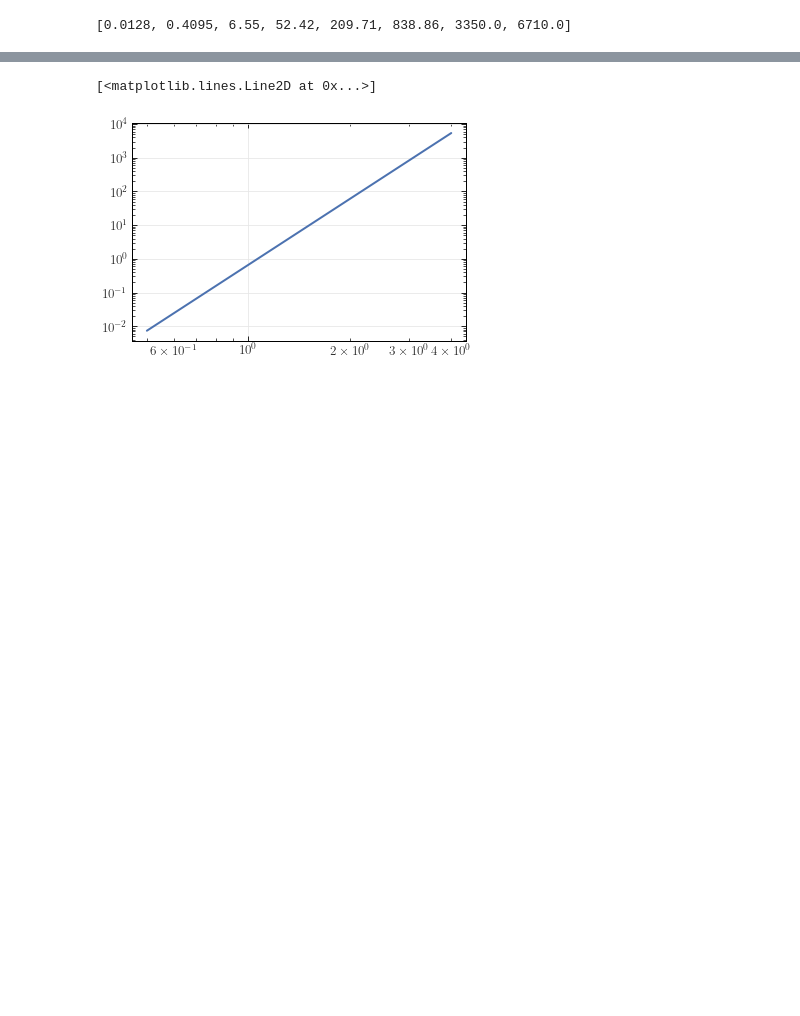
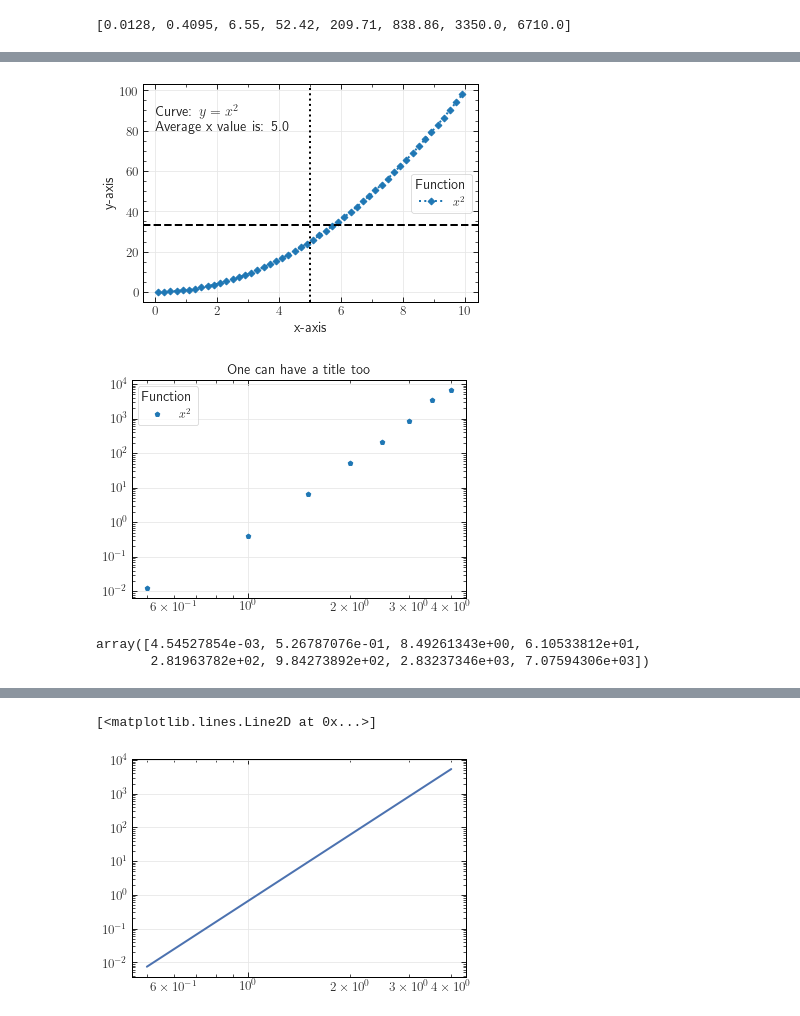
Before and after one commit to PietropaoloFrisoni/MCMC_16_cells_spinfoam, a Jupyter notebook: JupNotebook.ipynb, the cells around one changed output, grey strips where cells are left out. Cells and saved outputs as stored; diff of their text form; code cells hidden in the pictures; blank space fills up the shorter version.

```diff
--- a/JupNotebook.ipynb
+++ b/JupNotebook.ipynb
@@ -116,0 +162,72 @@ Text(0.5, 1.0, 'Hash table size')
+# %%
+#=============================================================================
+#
+# Let's make the plot pretty with settings from above.
+#
+#  - Produces a publication quality plot for an article or thesis.
+#=============================================================================
+
+#---- Choose Seaborn colour palette.
+#     This is the only Seaborn piece in this cell, all the rest would work without it.
+#     The previous cell does all the decorations and that's what Seaborn did for us.
+#
+#     More palettes: See: https://seaborn.pydata.org/tutorial/color_palettes.html
+
+sns.set_palette("tab10")
+
+#---- This allows modification of tick positions (& a few other things)
+
+from matplotlib.ticker import (AutoMinorLocator, MultipleLocator)
+fig, ax = plt.subplots(1,1)
+
+# Set x and y-minor ticks:
+
+ax.yaxis.set_minor_locator(MultipleLocator(5.0))
+ax.xaxis.set_minor_locator(MultipleLocator(1.0))
+
+#---- Plot data. One can use LaTeX for legends (label gets picked up by
+#     the legend part below).
+#     Linestyles and markers are more or less the same as in Matlab. See:
+#     https://matplotlib.org/2.0.2/api/markers_api.html#module-matplotlib.markers
+#     https://matplotlib.org/2.0.2/api/lines_api.html#matplotlib.lines.Line2D.set_linestyle
+
+plt.plot(x_data,y_data, label='$x^2$', linestyle=':', marker='D')
+
+#---- Axis labels and legend:
+
+plt.xlabel("x-axis")
+plt.ylabel("y-axis")
+plt.legend(title="Function",loc='center right',fontsize='small',fancybox=True)
+
+#---- It's very easy to plot vertical and horizontal lines for example
+#     for the average values or put them in any arbitrary position.
+#     Linestyles are the same as in Matlab
+
+plt.axvline(x=np.mean(x_data), color='black', linestyle=':')
+plt.axhline(y=np.mean(y_data), color='black', linestyle='--')
+
+#---- You can add text using the coordinate positions (x,y)
+#     The example also shows how to concatenate text from extracted data
+
+plt.text(0, 80, 'Curve: $y=x^2$\nAverage x value is: '+str(np.around(np.mean(x_data),decimals=2)), rotation=0)
+
+#---- Uncomment to save. First give a name. Then a high resolution png and svg files are generated
+
+#printfile = 'testplot'
+#plt.savefig(printfile+'.svg')
+#plt.savefig(printfile+'.png',dpi=300)
+
+#---- Show
+
+plt.show()
+
+#---- One can plot more so let's generate a log-log plot:
+
+plt.title('One can have a title too')
+plt.loglog(corresponding_spin, size_hash_tables_in_MB, label='$x^2$', marker='p',linestyle=' ')
+plt.legend(title="Function",loc='upper left',fontsize='small',fancybox=True)
+
+plt.show()
+# %% [output]
+[figure, added]
+[figure, added]
@@ -117,3 +237,8 @@ Text(0.5, 1.0, 'Hash table size')
+# %%
+y_fit
+# %% [output]
+array([4.54527854e-03, 5.26787076e-01, 8.49261343e+00, 6.10533812e+01,
+       2.81963782e+02, 9.84273892e+02, 2.83237346e+03, 7.07594306e+03])
 # %%
 import numpy as np
 logx = np.log(corresponding_spin)
```
Also changed, not shown: parts of 13 cells of this notebook, 6 other files.
